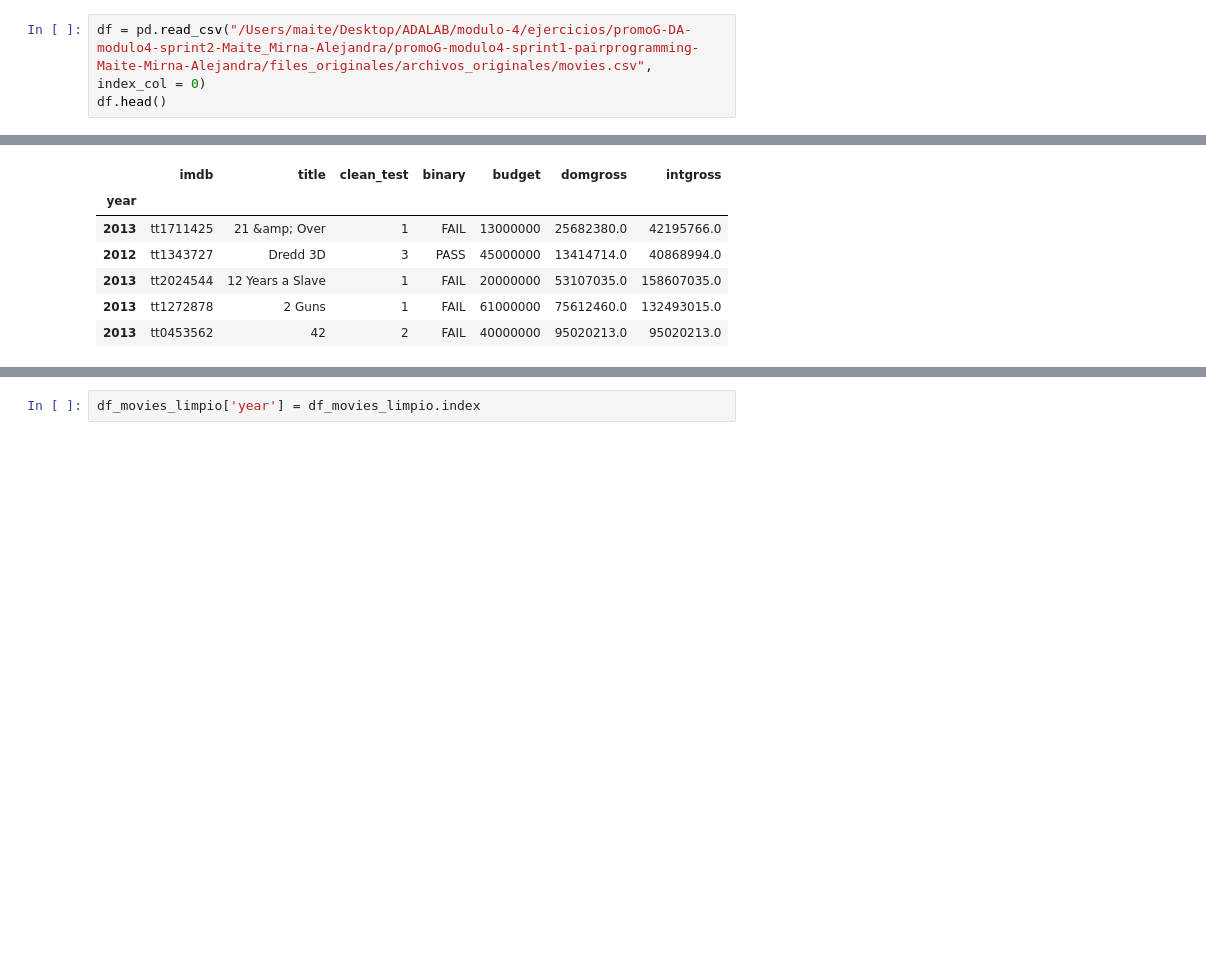
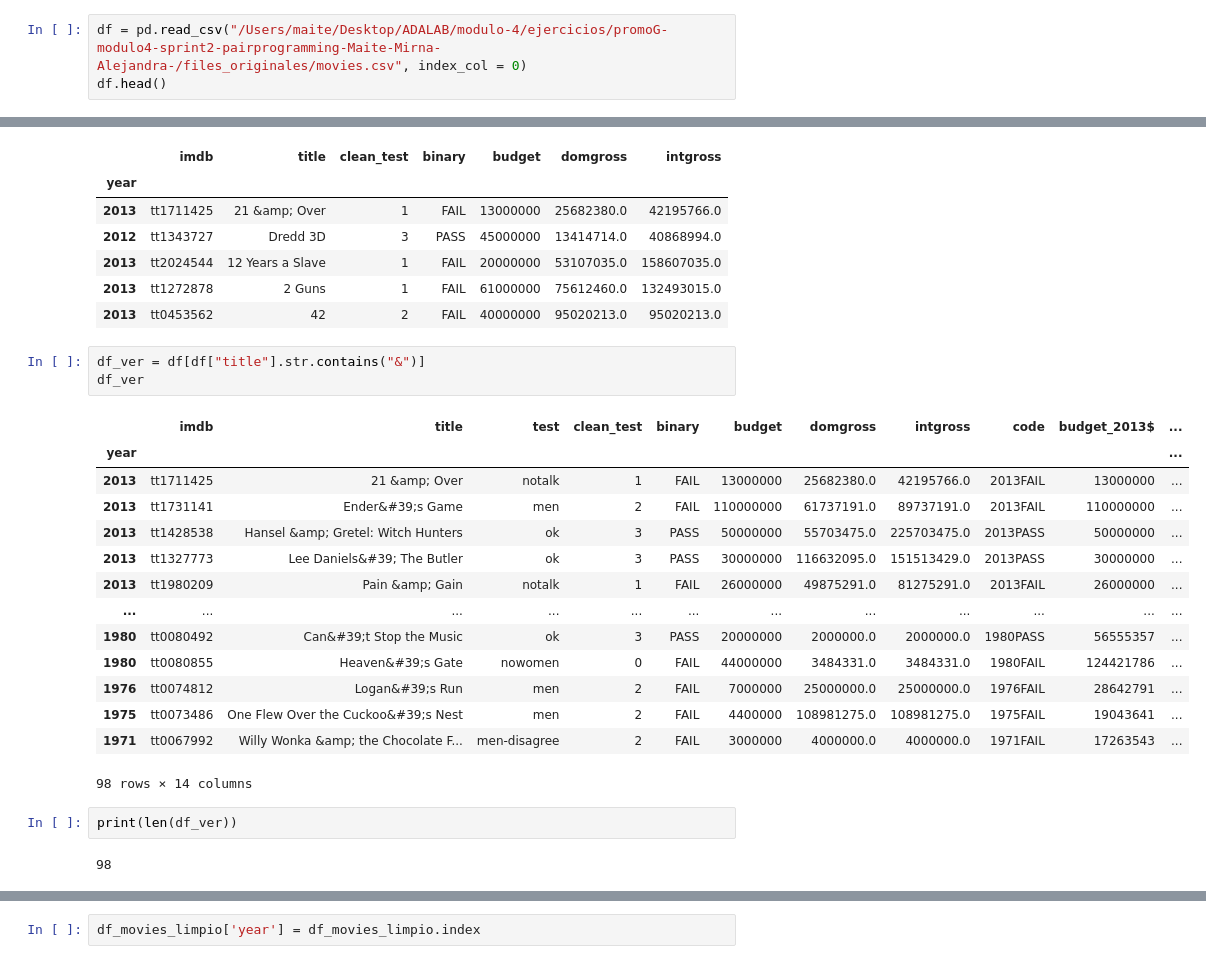
Before and after one commit to maitebarreravillarias/promoG-modulo4-sprint2-pairprogramming-Maite-Mirna-Alejandra-, a Jupyter notebook: notebook_limpieza/limpieza_movies.ipynb, the cells around one changed output, grey strips where cells are left out. Saved outputs shown, nothing was run; the diff lists cells and outputs as text; blank space fills up the shorter version.

```diff
--- a/notebook_limpieza/limpieza_movies.ipynb
+++ b/notebook_limpieza/limpieza_movies.ipynb
@@ -4,7 +4,7 @@ import pandas as pd
 
 pd.set_option('display.max_columns', None)
 # %%
-df = pd.read_csv("/Users/maite/Desktop/ADALAB/modulo-4/ejercicios/promoG-DA-modulo4-sprint2-Maite_Mirna-Alejandra/promoG-modulo4-sprint1-pairprogramming-Maite-Mirna-Alejandra/files_originales/archivos_originales/movies.csv", index_col = 0)
+df = pd.read_csv("/Users/maite/Desktop/ADALAB/modulo-4/ejercicios/promoG-modulo4-sprint2-pairprogramming-Maite-Mirna-Alejandra-/files_originales/movies.csv", index_col = 0)
 df.head()
 # %% [output]
 |  | imdb | title | test | clean_test | binary | budget | domgross | intgross | code | budget_2013$ | ... |
@@ -162,3 +171,25 @@ df_movies_limpio.head()
 | 2013 | tt2024544 | 12 Years a Slave | 1 | FAIL | 20000000 | 53107035.0 | 158607035.0 |
 | 2013 | tt1272878 | 2 Guns | 1 | FAIL | 61000000 | 75612460.0 | 132493015.0 |
 | 2013 | tt0453562 | 42 | 2 | FAIL | 40000000 | 95020213.0 | 95020213.0 |
+# %%
+df_ver = df[df["title"].str.contains("&")]
+df_ver
+# %% [output]
+|  | imdb | title | test | clean_test | binary | budget | domgross | intgross | code | budget_2013$ | ... |
+| year |  |  |  |  |  |  |  |  |  |  | ... |
+| 2013 | tt1711425 | 21 &amp; Over | notalk | 1 | FAIL | 13000000 | 25682380.0 | 42195766.0 | 2013FAIL | 13000000 | ... |
+| 2013 | tt1731141 | Ender&#39;s Game | men | 2 | FAIL | 110000000 | 61737191.0 | 89737191.0 | 2013FAIL | 110000000 | ... |
+| 2013 | tt1428538 | Hansel &amp; Gretel: Witch Hunters | ok | 3 | PASS | 50000000 | 55703475.0 | 225703475.0 | 2013PASS | 50000000 | ... |
+| 2013 | tt1327773 | Lee Daniels&#39; The Butler | ok | 3 | PASS | 30000000 | 116632095.0 | 151513429.0 | 2013PASS | 30000000 | ... |
+| 2013 | tt1980209 | Pain &amp; Gain | notalk | 1 | FAIL | 26000000 | 49875291.0 | 81275291.0 | 2013FAIL | 26000000 | ... |
+| ... | ... | ... | ... | ... | ... | ... | ... | ... | ... | ... | ... |
+| 1980 | tt0080492 | Can&#39;t Stop the Music | ok | 3 | PASS | 20000000 | 2000000.0 | 2000000.0 | 1980PASS | 56555357 | ... |
+| 1980 | tt0080855 | Heaven&#39;s Gate | nowomen | 0 | FAIL | 44000000 | 3484331.0 | 3484331.0 | 1980FAIL | 124421786 | ... |
+| 1976 | tt0074812 | Logan&#39;s Run | men | 2 | FAIL | 7000000 | 25000000.0 | 25000000.0 | 1976FAIL | 28642791 | ... |
+| 1975 | tt0073486 | One Flew Over the Cuckoo&#39;s Nest | men | 2 | FAIL | 4400000 | 108981275.0 | 108981275.0 | 1975FAIL | 19043641 | ... |
+| 1971 | tt0067992 | Willy Wonka &amp; the Chocolate F... | men-disagree | 2 | FAIL | 3000000 | 4000000.0 | 4000000.0 | 1971FAIL | 17263543 | ... |
+98 rows × 14 columns
+# %%
+print(len(df_ver))
+# %% [output]
+98
```
Also changed, not shown: parts of 7 cells of this notebook, 5 other files.
